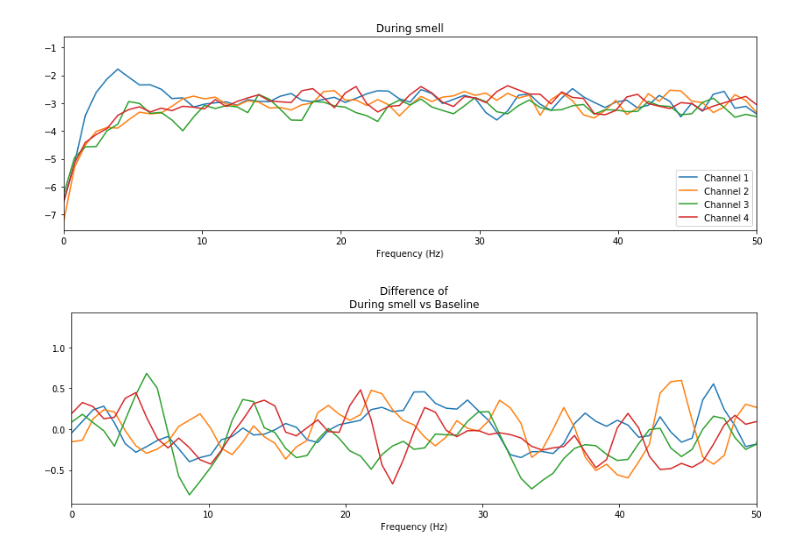
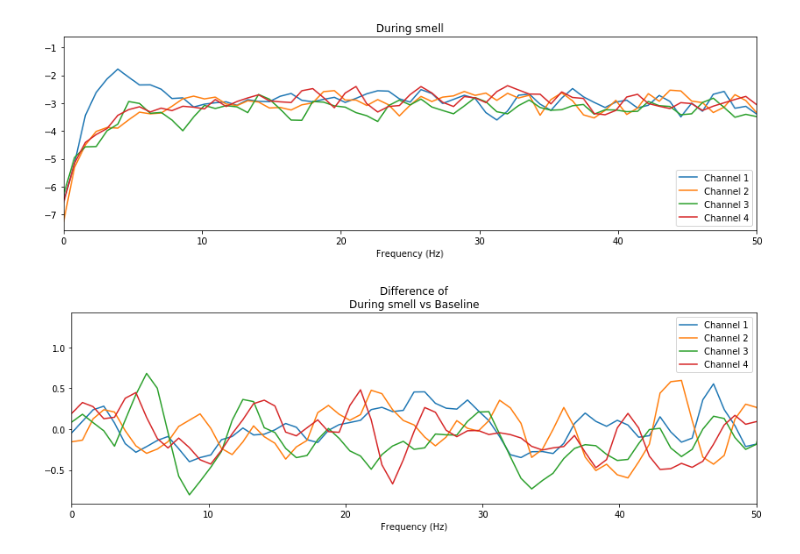
Before and after one commit to neurotech-berkeley/neurotech-course, a Jupyter notebook: lab9/analyze_data.ipynb, the cells around one changed output. Cells and saved outputs as stored; diff of their text form; code cells hidden in the pictures.

```diff
--- a/lab9/analyze_data.ipynb
+++ b/lab9/analyze_data.ipynb
@@ -61,11 +61,12 @@ def moving_average(sig, n=5):
 # %%
 figure(figsize=(14,4))
 diffs = np.log(y_smell) - np.log(y_baseline)
 for i in range(diffs.shape[1]):
     avg = moving_average(diffs[:, i], n=3)
-    _ = plt.plot(freq, avg, label='Channel {}'.format(i+1))
-plt.title('Difference of\nDuring smell vs Baseline')
-plt.xlim(0,50)
-_ = plt.xlabel('Frequency (Hz)')
+    _ = plot(freq, avg, label='Channel {}'.format(i+1))
+title('Difference of\nDuring smell vs Baseline')
+xlim(0,50)
+legend()
+_ = xlabel('Frequency (Hz)')
 # %% [output]
-[figure, old version]
+[figure, new version]
```
Also changed, not shown: parts of 2 cells of this notebook.
